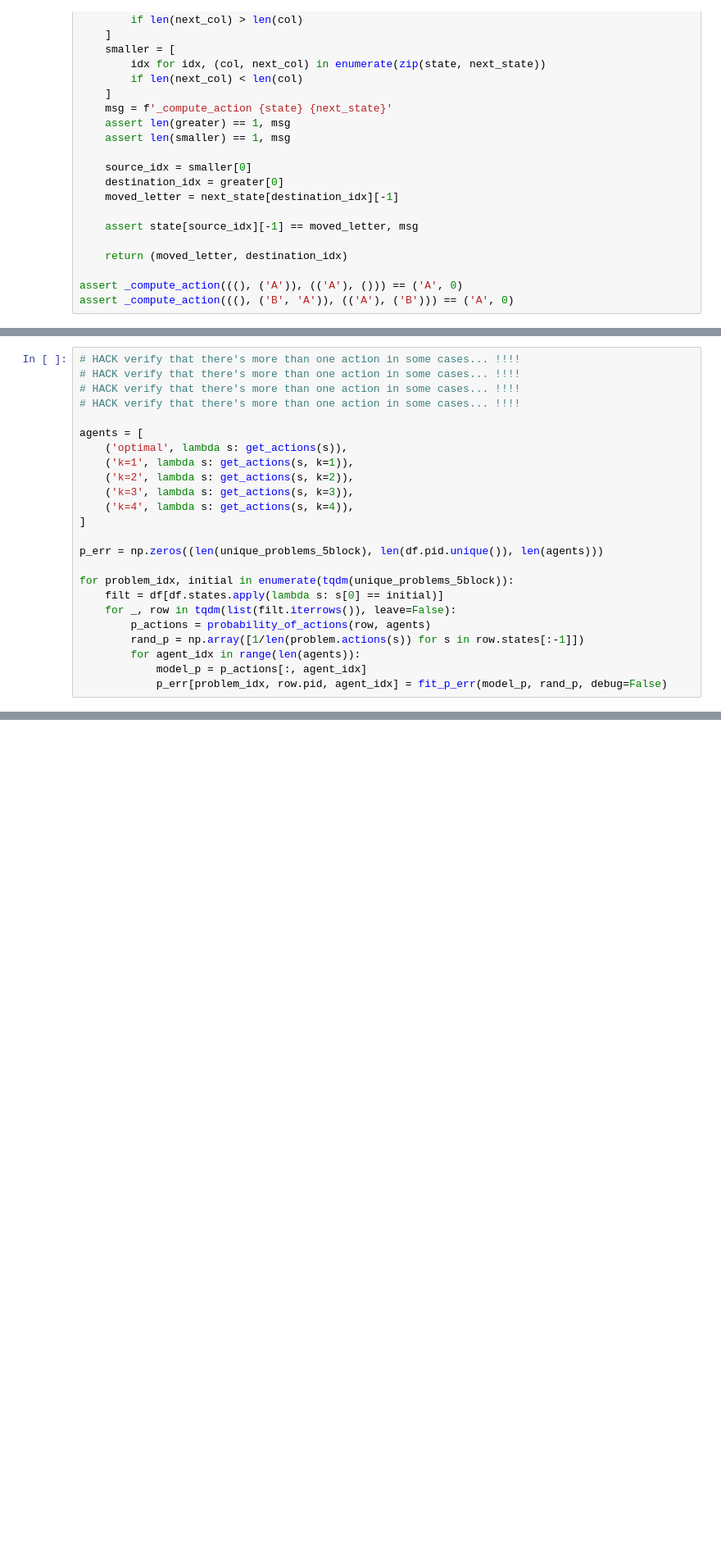
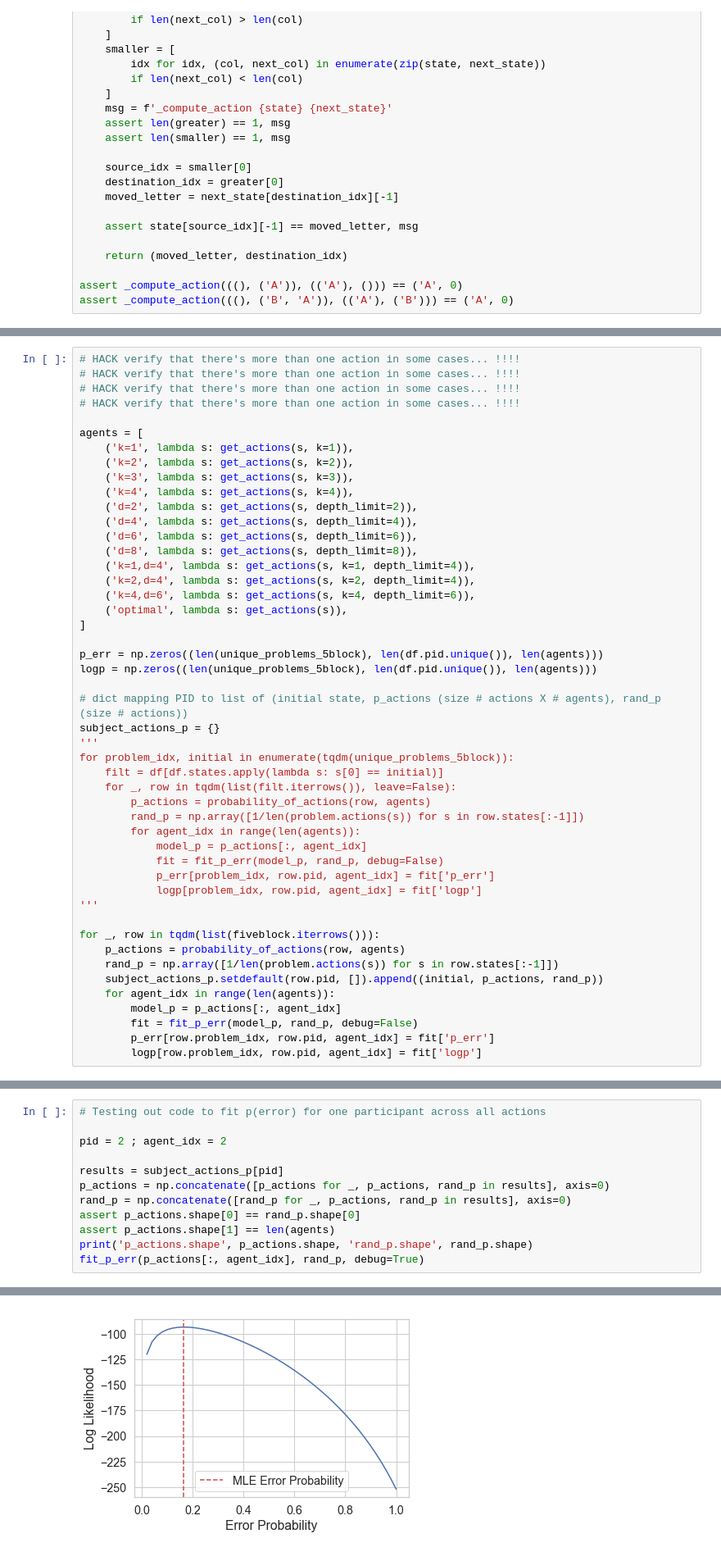
Before and after one commit to fredcallaway/multigoals, a Jupyter notebook: analysis/main.ipynb, the cells around one changed output, grey strips where cells are left out. Shown: that part at 82% size. Saved outputs shown, nothing was run; the diff lists cells and outputs as text; blank space fills up the shorter version.

```diff
--- a/analysis/main.ipynb
+++ b/analysis/main.ipynb
@@ -353,15 +360,26 @@ MLE error prob: 0.12244897959183673
 # HACK verify that there's more than one action in some cases... !!!!
 
 agents = [
-    ('optimal', lambda s: get_actions(s)),
     ('k=1', lambda s: get_actions(s, k=1)),
     ('k=2', lambda s: get_actions(s, k=2)),
     ('k=3', lambda s: get_actions(s, k=3)),
     ('k=4', lambda s: get_actions(s, k=4)),
+    ('d=2', lambda s: get_actions(s, depth_limit=2)),
+    ('d=4', lambda s: get_actions(s, depth_limit=4)),
+    ('d=6', lambda s: get_actions(s, depth_limit=6)),
+    ('d=8', lambda s: get_actions(s, depth_limit=8)),
+    ('k=1,d=4', lambda s: get_actions(s, k=1, depth_limit=4)),
+    ('k=2,d=4', lambda s: get_actions(s, k=2, depth_limit=4)),
+    ('k=4,d=6', lambda s: get_actions(s, k=4, depth_limit=6)),
+    ('optimal', lambda s: get_actions(s)),
 ]
 
 p_err = np.zeros((len(unique_problems_5block), len(df.pid.unique()), len(agents)))
+logp = np.zeros((len(unique_problems_5block), len(df.pid.unique()), len(agents)))
 
+# dict mapping PID to list of (initial state, p_actions (size # actions X # agents), rand_p (size # actions))
+subject_actions_p = {}
+'''
 for problem_idx, initial in enumerate(tqdm(unique_problems_5block)):
     filt = df[df.states.apply(lambda s: s[0] == initial)]
     for _, row in tqdm(list(filt.iterrows()), leave=False):
@@ -369,6 +387,19 @@ for problem_idx, initial in enumerate(tqdm(unique_problems_5block)):
         rand_p = np.array([1/len(problem.actions(s)) for s in row.states[:-1]])
         for agent_idx in range(len(agents)):
             model_p = p_actions[:, agent_idx]
-            p_err[problem_idx, row.pid, agent_idx] = fit_p_err(model_p, rand_p, debug=False)
+            fit = fit_p_err(model_p, rand_p, debug=False)
+            p_err[problem_idx, row.pid, agent_idx] = fit['p_err']
+            logp[problem_idx, row.pid, agent_idx] = fit['logp']
+'''
+
+for _, row in tqdm(list(fiveblock.iterrows())):
+    p_actions = probability_of_actions(row, agents)
+    rand_p = np.array([1/len(problem.actions(s)) for s in row.states[:-1]])
+    subject_actions_p.setdefault(row.pid, []).append((initial, p_actions, rand_p))
+    for agent_idx in range(len(agents)):
+        model_p = p_actions[:, agent_idx]
+        fit = fit_p_err(model_p, rand_p, debug=False)
+        p_err[row.problem_idx, row.pid, agent_idx] = fit['p_err']
+        logp[row.problem_idx, row.pid, agent_idx] = fit['logp']
 # %% [output]
 [interactive output not drawn]
@@ -386,0 +406,13 @@ for problem_idx, initial in enumerate(tqdm(unique_problems_5block)):
+# %%
+# Testing out code to fit p(error) for one participant across all actions
+
+pid = 2 ; agent_idx = 2
+
+results = subject_actions_p[pid]
+p_actions = np.concatenate([p_actions for _, p_actions, rand_p in results], axis=0)
+rand_p = np.concatenate([rand_p for _, p_actions, rand_p in results], axis=0)
+assert p_actions.shape[0] == rand_p.shape[0]
+assert p_actions.shape[1] == len(agents)
+print('p_actions.shape', p_actions.shape, 'rand_p.shape', rand_p.shape)
+fit_p_err(p_actions[:, agent_idx], rand_p, debug=True)
+# %% [output]
@@ -386,0 +422 @@ for problem_idx, initial in enumerate(tqdm(unique_problems_5block)):
+[figure, added]
```
Also changed, not shown: parts of 17 cells of this notebook, 4 other files.
